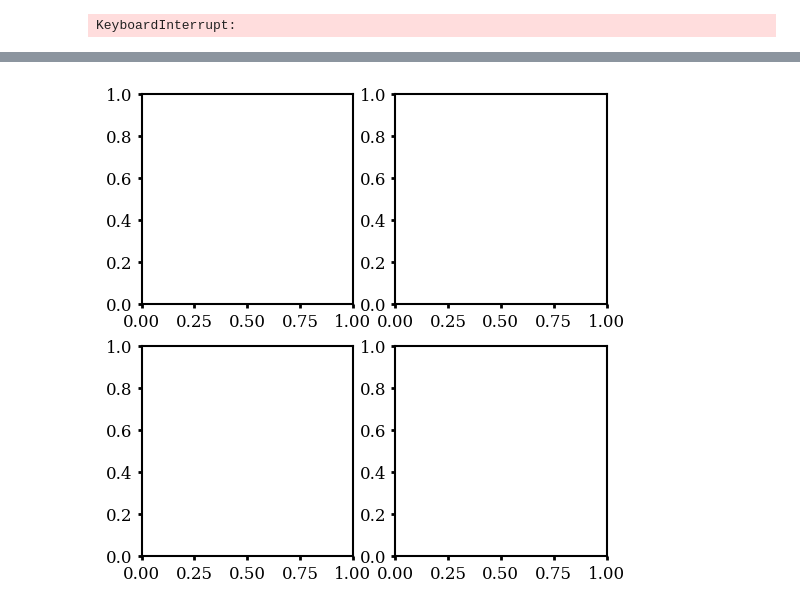
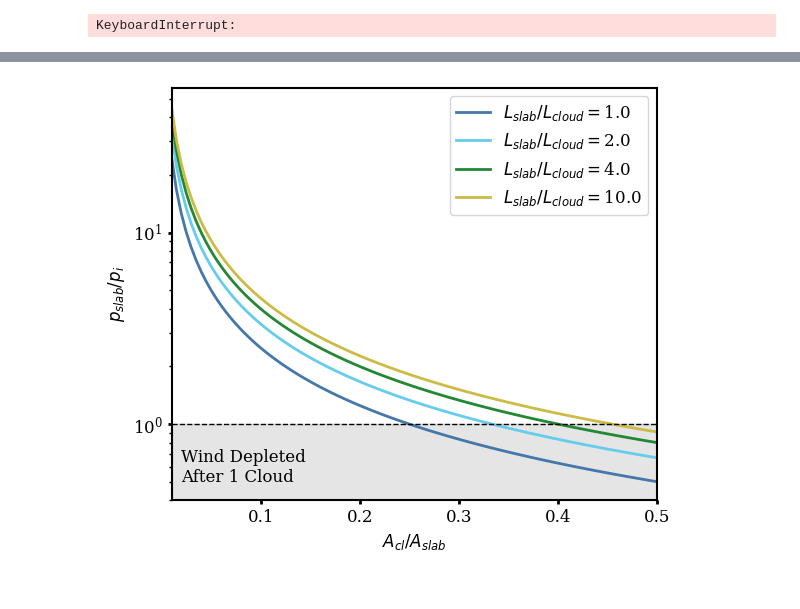
Before and after one commit to HSouch/galarp, a Jupyter notebook: paper/0-1-FullDynamicShadow.ipynb, the cells around one changed output, grey strips where cells are left out. Drawn from its saved outputs; the diff is of its cells as text; code cells hidden in the pictures.

```diff
--- a/paper/0-1-FullDynamicShadow.ipynb
+++ b/paper/0-1-FullDynamicShadow.ipynb
@@ -348,11 +367,14 @@ for inclination in incs:
 
     rb2006_wind = grp.builtins.RB2006_Wind(inc=inclination)
 
-    shadow = DynamicShadow(rb2006_wind, masses = np.random.uniform(1e5, 1e6, 10000), n_bins=20, depth=5e9)
+    shadow = DynamicShadow(rb2006_wind,
+                           masses = np.random.uniform(1e5, 1e6, 10000),
+                           radii=np.random.uniform(20, 60, 10000),
+                           n_bins=20)
 
     sim = grp.RPSim(wind=rb2006_wind, potential=rb2006_satellite, shadow=shadow)
 
-    orbits = sim.run(particles, integration_time=2000 * u.Myr, dt=5*u.Myr, printout=False, rho_icm=1e-26 * u.g/u.cm**3)
+    orbits = sim.run(particles, integration_time=1200 * u.Myr, dt=5*u.Myr, printout=False, rho_icm=1e-26 * u.g/u.cm**3)
     orbit_containers.append(orbits)
 # %%
 for i, inclination in enumerate(incs):
@@ -729,41 +656,30 @@ Myr g / cm3 km / s pc2
-# %%
-class AnimatedPlot:
-
-    def __init__(self, orbits=None, i_panels=1, j_panels=1, **kwargs):
-
-        self.orbits = orbits
-
-        x,y,z, vx, vy, vz = orbits.get_orbit_data(transposed=False)
-        self.q, self.p = np.array([x, y, z]), np.array([vx, vy, vz])
-
-        self.figsize = kwargs.get("figsize", (6, 6))
-
-        self.n_frames = kwargs.get("n_frames", 100)
-
-        self.i_panels = i_panels
-        self.j_panels = j_panels
-
-
-    def animate(self, i):
-         raise NotImplementedError("This method should be implemented in a subclass")
-
-
-    def generate(self):
-        fig, ax = plt.subplots(self.i_panels, self.j_panels, figsize=self.figsize)
-        # anim = animation.FuncAnimation(self.fig, self.animate, frames=self.n_frames, interval=100)
-        # anim.save(self.outname, writer="imagemagick", fps=15
-
-
-class AnimatedHexbinPlot(AnimatedPlot):
-
-    def __init__(self, orbits=None, outname=None, **kwargs):
-        super().__init__(orbits=orbits, i_panels=2, j_panels=2, **kwargs)
-        self.outname = outname
-
-    def animate(self, i):
-        pass
-
-
-test = AnimatedHexbinPlot(orbits=orbits).generate()
-# %% [output]
-[figure, removed]
+# %%
+def norm_pi(norm_rcloud = 2, norm_Acloud=3, v_x = 0 * u.km / u.s, v_wind = 800 * u.km / u.s):
+    return 2 * (1 + norm_rcloud) * (norm_Acloud) * (1 - v_x / v_wind)
+
+
+fig, ax = plt.subplots(1, 1, figsize=(6, 5))
+
+norm_aclouds = np.linspace(0.01, 0.5, 100)
+
+colors = grp.default_colors()
+
+for i, norm_r_cloud in enumerate([1, 0.5, 0.25, 0.1]):     # This is the ratio of cloud radius to the slab length
+    plt.plot(norm_aclouds, 1 / norm_pi(norm_Acloud=norm_aclouds, norm_rcloud=norm_r_cloud),
+                                    lw=2, color=colors[i],
+                                   label="$L_{slab} / L_{cloud} =$" + f"{1 / norm_r_cloud :.1f}")
+
+plt.axhline(1, color="black", ls="--")
+plt.text(0.02, 0.5, "Wind Depleted\nAfter 1 Cloud", fontsize=12)
+plt.xlabel("$A_{cl} / A_{slab}$")
+plt.ylabel("$p_{slab} / p_{i}$")
+
+plt.fill_between(norm_aclouds, 0, 1, color="black", alpha=0.1)
+
+#plt.ylim(0, 5)
+plt.xlim(min(norm_aclouds), max(norm_aclouds))
+plt.yscale("log")
+plt.legend(fontsize=12)
+plt.tight_layout()
+# %% [output]
+[figure, added]
```
Also changed, not shown: parts of 11 cells of this notebook.
